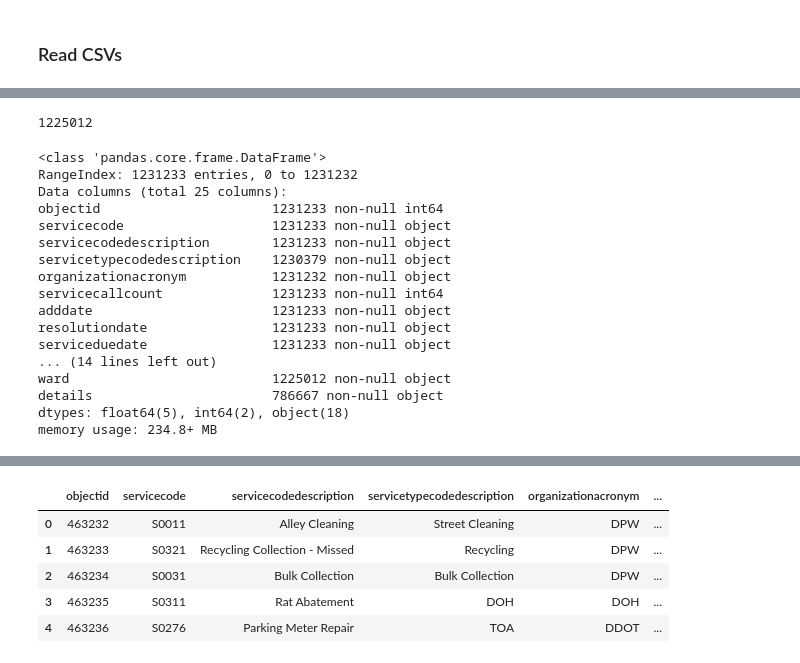
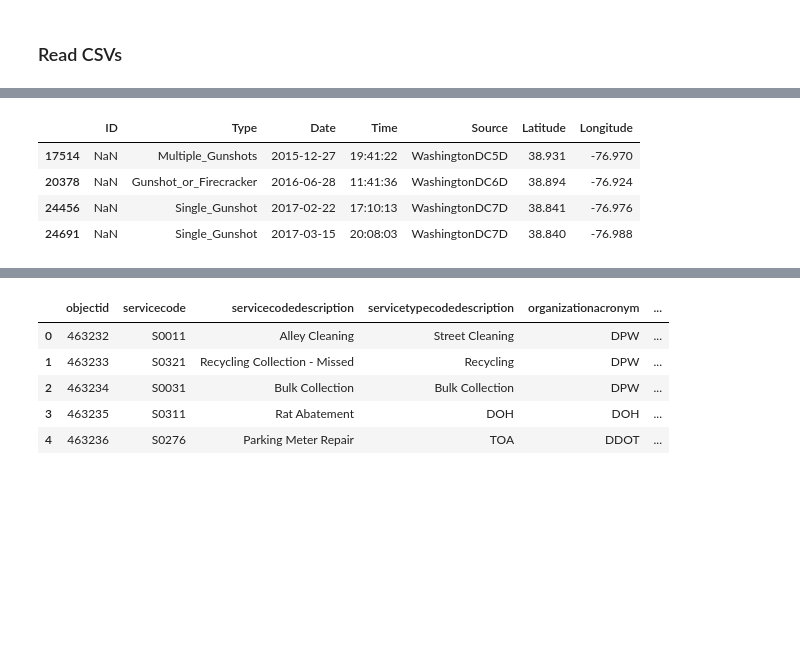
Before and after one commit to haoapple/The_Lab_DC_client_project, a Jupyter notebook: 02.EDA.ipynb, the cells around one changed output, grey strips where cells are left out. Cells and saved outputs as stored; diff of their text form; code cells hidden in the pictures; blank space fills up the shorter version.

```diff
--- a/02.EDA.ipynb
+++ b/02.EDA.ipynb
@@ -97,3 +136,11 @@ memory usage: 1.7+ MB
+# %%
+shots_train[shots_train.ID.isnull()]
+# %% [output]
+|  | ID | Type | Date | Time | Source | Latitude | Longitude |
+| 17514 | NaN | Multiple_Gunshots | 2015-12-27 | 19:41:22 | WashingtonDC5D | 38.931 | -76.970 |
+| 20378 | NaN | Gunshot_or_Firecracker | 2016-06-28 | 11:41:36 | WashingtonDC6D | 38.894 | -76.924 |
+| 24456 | NaN | Single_Gunshot | 2017-02-22 | 17:10:13 | WashingtonDC7D | 38.841 | -76.976 |
+| 24691 | NaN | Single_Gunshot | 2017-03-15 | 20:08:03 | WashingtonDC7D | 38.840 | -76.988 |
 # %%
 def shot_spot_preprocess(df):
     shots_train.set_index(['ID'], inplace=True)
@@ -127,4 +152,0 @@ csr_train = crimespot_preprocess(csr_train)
-# %%
-csr_train.ward.value_counts().sum()
-# %% [output]
-1225012
@@ -133,20 +152,0 @@ csr_train.ward.value_counts().sum()
-# %%
-csr_train.info()
-# %% [output]
-<class 'pandas.core.frame.DataFrame'>
-RangeIndex: 1231233 entries, 0 to 1231232
-Data columns (total 25 columns):
-objectid                      1231233 non-null int64
-servicecode                   1231233 non-null object
-servicecodedescription        1231233 non-null object
-servicetypecodedescription    1230379 non-null object
-organizationacronym           1231232 non-null object
-servicecallcount              1231233 non-null int64
-adddate                       1231233 non-null object
-resolutiondate                1231233 non-null object
-serviceduedate                1231233 non-null object
-... (14 lines left out)
-ward                          1225012 non-null object
-details                       786667 non-null object
-dtypes: float64(5), int64(2), object(18)
-memory usage: 234.8+ MB
```
Also changed, not shown: parts of 28 cells of this notebook, 3 other files.
